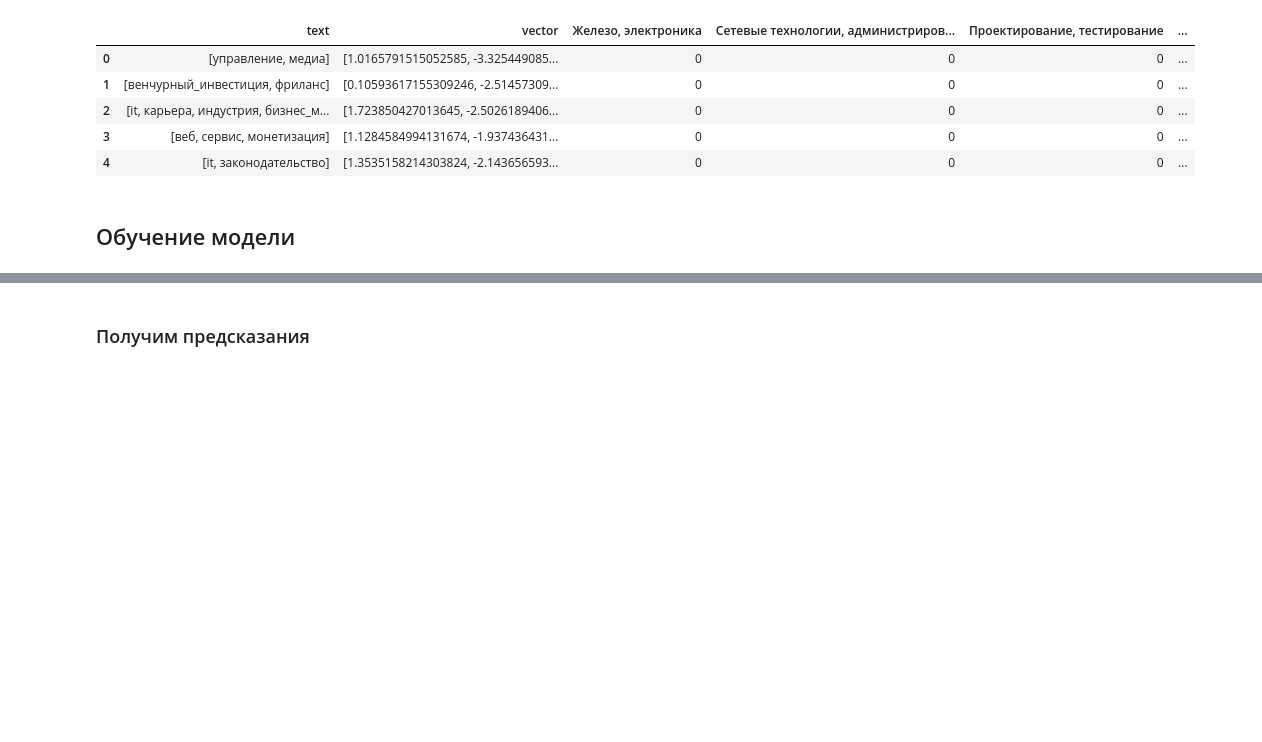
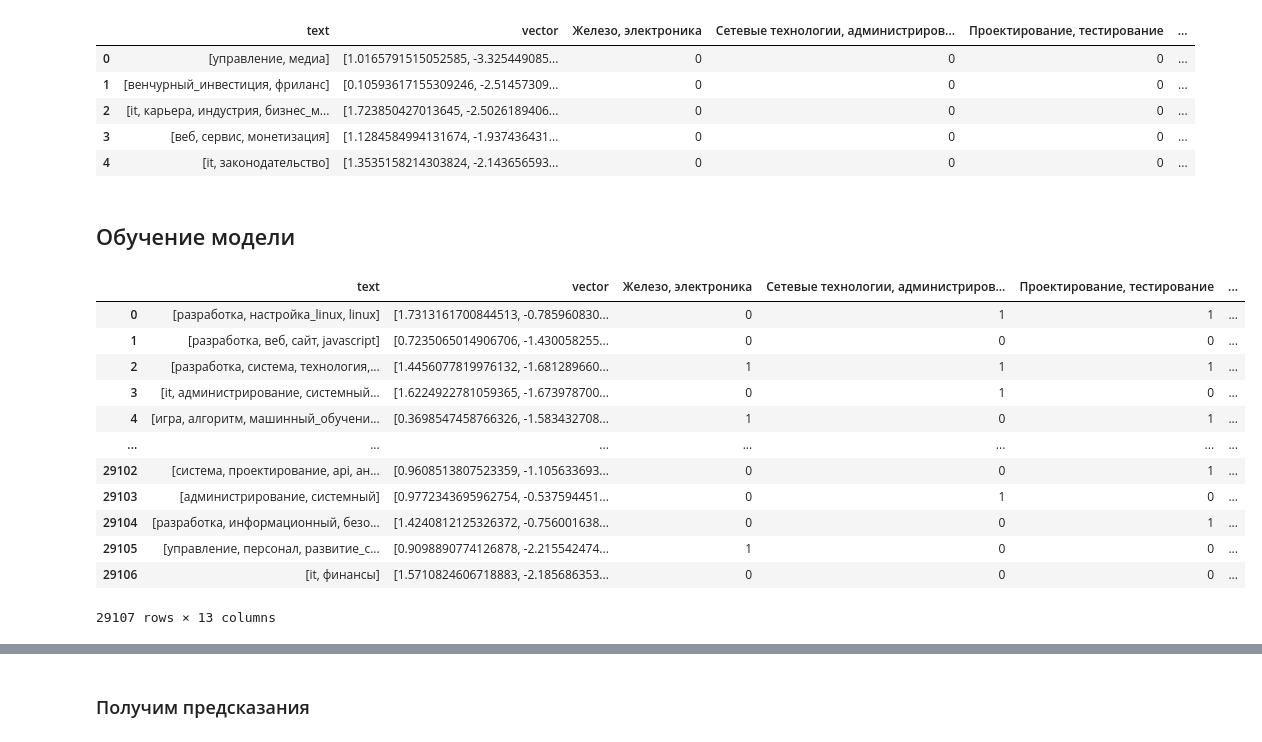
Before and after one commit to AleksandraSorokovikova/Comparison-of-IT-trends, a Jupyter notebook: categorization/classification_model.ipynb, the cells around one changed output, grey strips where cells are left out. Cells and saved outputs as stored; diff of their text form; code cells hidden in the pictures; blank space fills up the shorter version.

```diff
--- a/categorization/classification_model.ipynb
+++ b/categorization/classification_model.ipynb
@@ -136,6 +136,22 @@ train = habr_train.sample(frac=train_size, random_state=200).reset_index(drop=Tr
 test = habr_train.drop(train.index).reset_index(drop=True)
 
 train_loader, test_loader = train_test_datasets(train, test, target_list)
+# %%
+train
+# %% [output]
+|  | text | vector | Железо, электроника | Сетевые технологии, администриров... | Проектирование, тестирование | ... |
+| 0 | [разработка, настройка_linux, linux] | [1.7313161700844513, -0.785960830... | 0 | 1 | 1 | ... |
+| 1 | [разработка, веб, сайт, javascript] | [0.7235065014906706, -1.430058255... | 0 | 0 | 0 | ... |
+| 2 | [разработка, система, технология,... | [1.4456077819976132, -1.681289660... | 1 | 1 | 1 | ... |
+| 3 | [it, администрирование, системный... | [1.6224922781059365, -1.673978700... | 0 | 1 | 0 | ... |
+| 4 | [игра, алгоритм, машинный_обучени... | [0.3698547458766326, -1.583432708... | 1 | 0 | 1 | ... |
+| ... | ... | ... | ... | ... | ... | ... |
+| 29102 | [система, проектирование, api, ан... | [0.9608513807523359, -1.105633693... | 0 | 0 | 1 | ... |
+| 29103 | [администрирование, системный] | [0.9772343695962754, -0.537594451... | 0 | 1 | 0 | ... |
+| 29104 | [разработка, информационный, безо... | [1.4240812125326372, -0.756001638... | 0 | 0 | 1 | ... |
+| 29105 | [управление, персонал, развитие_с... | [0.9098890774126878, -2.215542474... | 1 | 0 | 0 | ... |
+| 29106 | [it, финансы] | [1.5710824606718883, -2.185686353... | 0 | 0 | 0 | ... |
+29107 rows × 13 columns
 # %%
 model = NeuralNetwork()
 # %%
```
Also changed, not shown: parts of 2 cells of this notebook, 4 other files.
